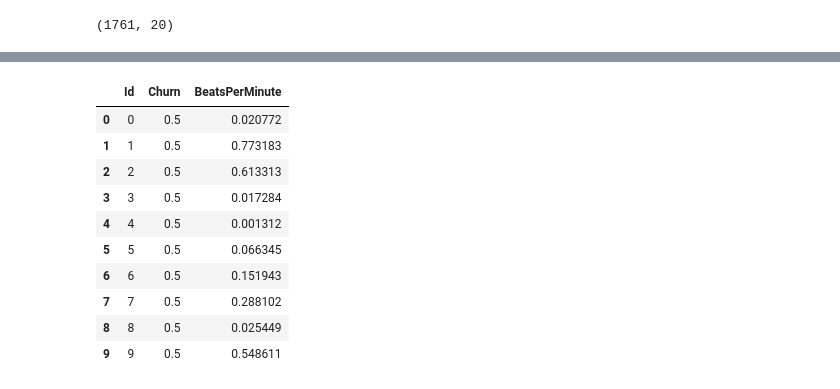
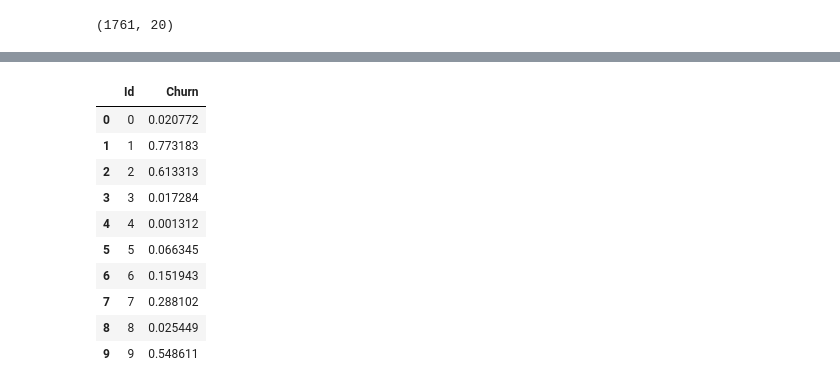
Before and after one commit to Alexsandrrus/projekts-Kaggle, a Jupyter notebook: roc-auc00000.ipynb, the cells around one changed output, grey strips where cells are left out. Cells and saved outputs as stored; diff of their text form; code cells hidden in the pictures.

```diff
--- a/roc-auc00000.ipynb
+++ b/roc-auc00000.ipynb
@@ -701,18 +701,18 @@ lgb_3: ROC-AUC = 0.8096
 Ensemble ROC-AUC: 0.8163
 # %%
 sample = pd.read_csv('/kaggle/input/advanced-dls-spring-2021/submission.csv')
-sample['BeatsPerMinute'] = test_predictions['ensemble_proba']
+sample['Churn'] = test_predictions['ensemble_proba']
 sample.to_csv('submission.csv', index=False)
 sample.head(10)
 # %% [output]
-|  | Id | Churn | BeatsPerMinute |
-| 0 | 0 | 0.5 | 0.020772 |
-| 1 | 1 | 0.5 | 0.773183 |
-| 2 | 2 | 0.5 | 0.613313 |
-| 3 | 3 | 0.5 | 0.017284 |
-| 4 | 4 | 0.5 | 0.001312 |
-| 5 | 5 | 0.5 | 0.066345 |
-| 6 | 6 | 0.5 | 0.151943 |
-| 7 | 7 | 0.5 | 0.288102 |
-| 8 | 8 | 0.5 | 0.025449 |
-| 9 | 9 | 0.5 | 0.548611 |
+|  | Id | Churn |
+| 0 | 0 | 0.020772 |
+| 1 | 1 | 0.773183 |
+| 2 | 2 | 0.613313 |
+| 3 | 3 | 0.017284 |
+| 4 | 4 | 0.001312 |
+| 5 | 5 | 0.066345 |
+| 6 | 6 | 0.151943 |
+| 7 | 7 | 0.288102 |
+| 8 | 8 | 0.025449 |
+| 9 | 9 | 0.548611 |
```
Also changed, not shown: parts of 3 cells of this notebook.
